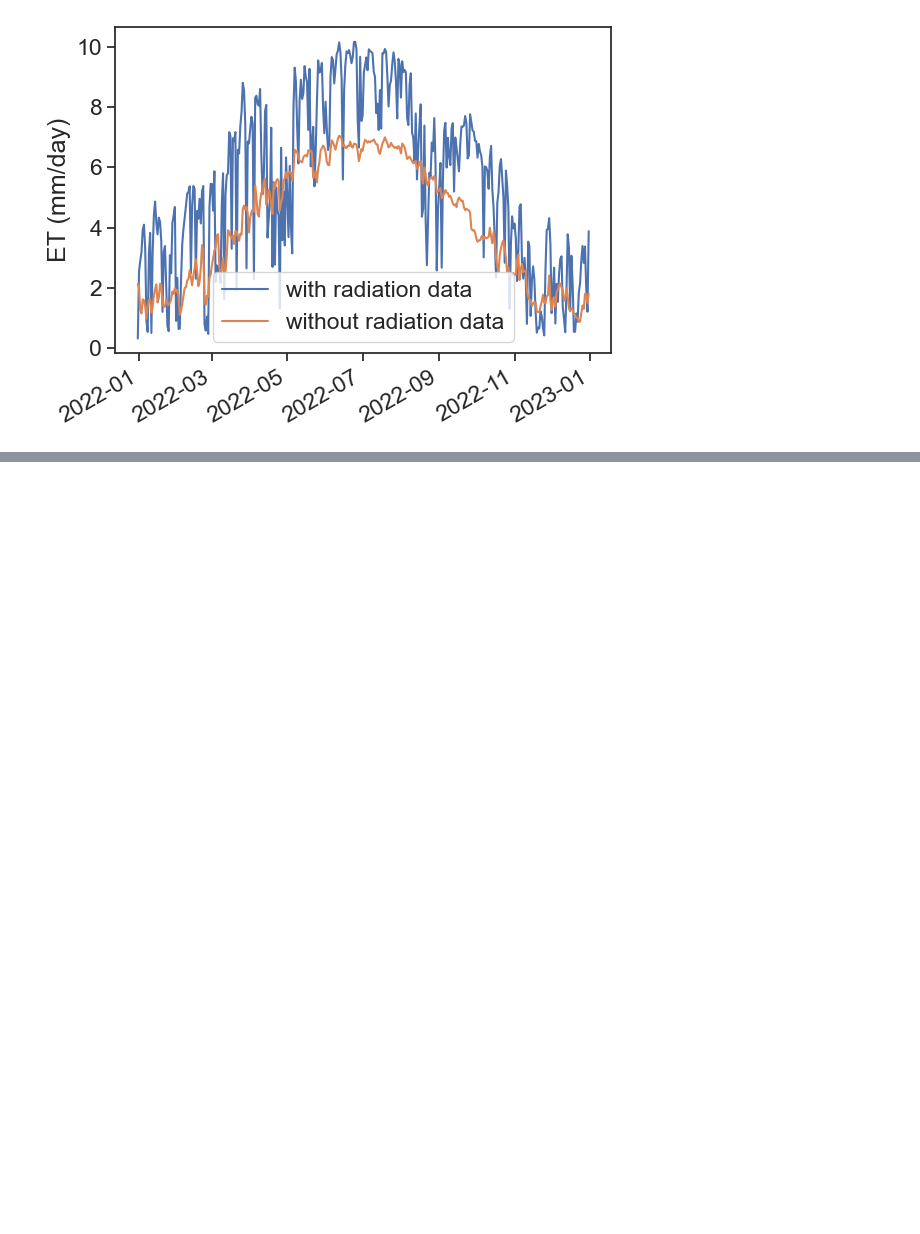
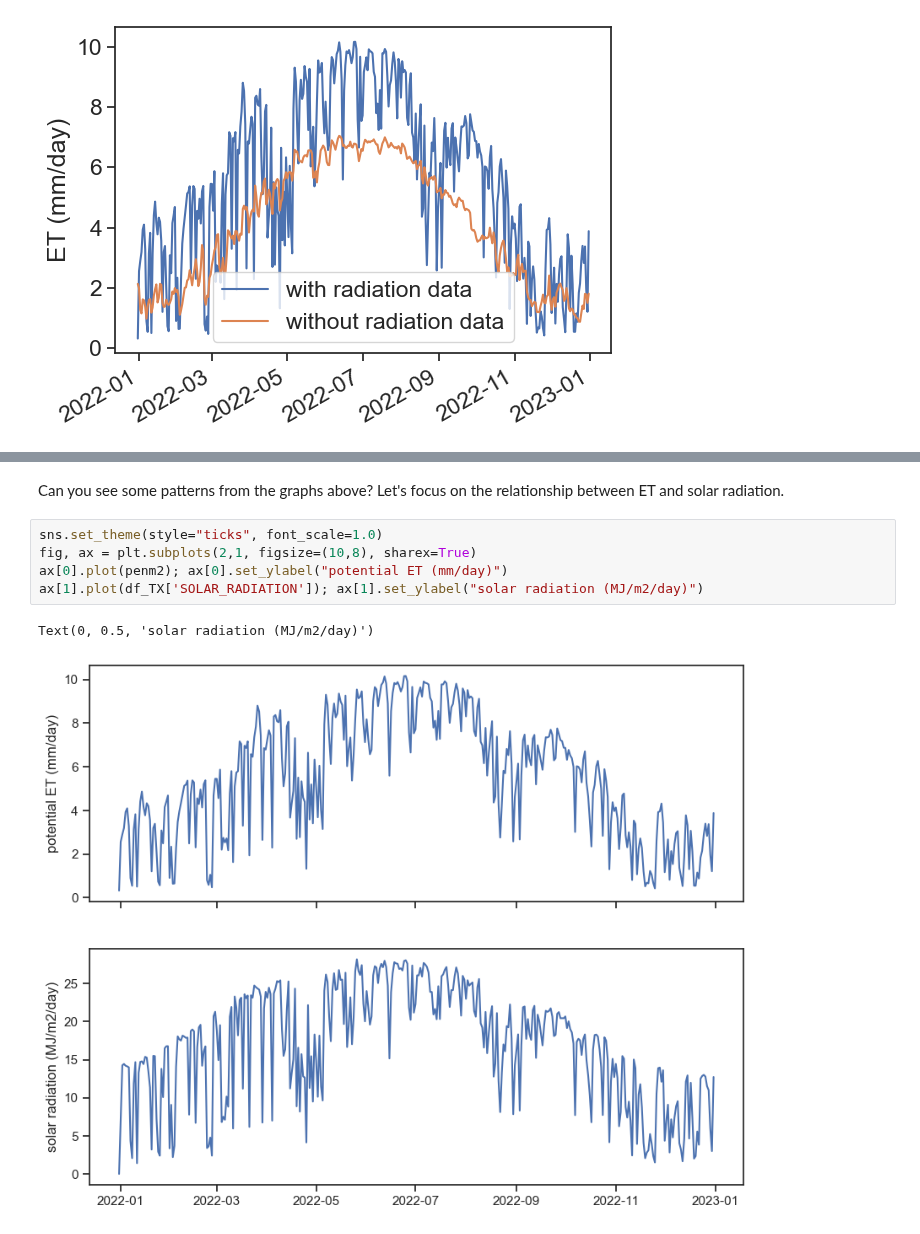
Before and after one commit to yairmau/surface-hydrology, a Jupyter notebook: evapotranspiration/evapotranspiration-exercises.ipynb, the cells around one changed output, grey strips where cells are left out. Drawn from its saved outputs; the diff is of its cells as text; blank space fills up the shorter version.

```diff
--- a/evapotranspiration/evapotranspiration-exercises.ipynb
+++ b/evapotranspiration/evapotranspiration-exercises.ipynb
@@ -522,0 +549,10 @@ Text(0, 0.5, 'ET (mm/day)')
+# %% [markdown]
+Can you see some patterns from the graphs above? Let's focus on the relationship between ET and solar radiation.
+# %%
+sns.set_theme(style="ticks", font_scale=1.0)
+fig, ax = plt.subplots(2,1, figsize=(10,8), sharex=True)
+ax[0].plot(penm2); ax[0].set_ylabel("potential ET (mm/day)")
+ax[1].plot(df_TX['SOLAR_RADIATION']); ax[1].set_ylabel("solar radiation (MJ/m2/day)")
+# %% [output]
+Text(0, 0.5, 'solar radiation (MJ/m2/day)')
+[figure, added]
```
Also changed, not shown: parts of 3 cells of this notebook, 39 other files.
